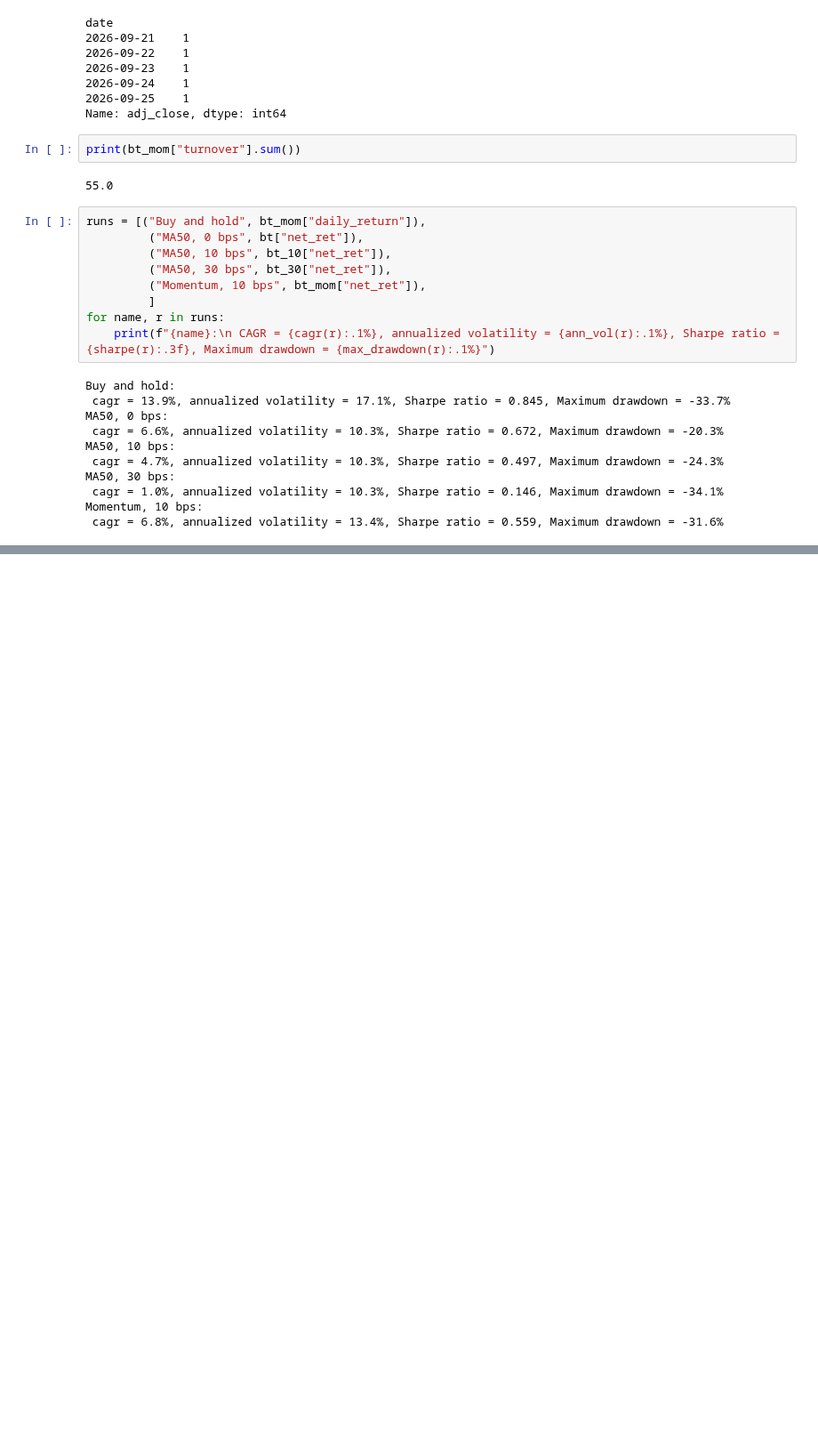
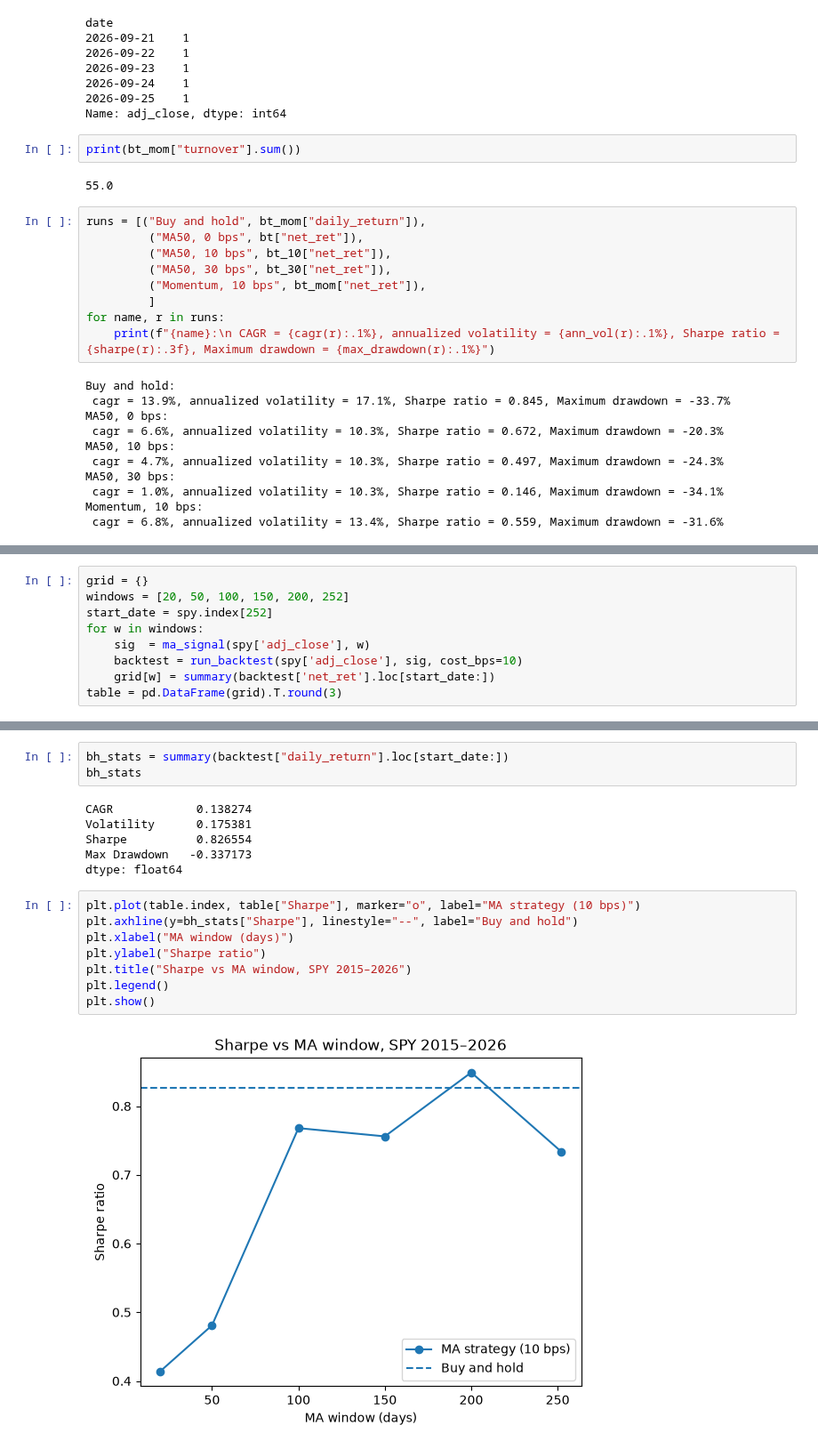
Before and after one commit to Alenchikk1/backtester, a Jupyter notebook: notebooks/02_first_backtest.ipynb, the cells around one changed output, grey strips where cells are left out. Shown at 89% size. Saved outputs shown, nothing was run; the diff lists cells and outputs as text; blank space fills up the shorter version.

Commit message:
Add summary metrics, MA window grid, and Sharpe-vs-window chart

```diff
--- a/notebooks/02_first_backtest.ipynb
+++ b/notebooks/02_first_backtest.ipynb
@@ -236,0 +292,9 @@ Momentum, 10 bps:
+# %%
+grid = {}
+windows = [20, 50, 100, 150, 200, 252]
+start_date = spy.index[252]
+for w in windows:
+    sig  = ma_signal(spy['adj_close'], w)
+    backtest = run_backtest(spy['adj_close'], sig, cost_bps=10)
+    grid[w] = summary(backtest['net_ret'].loc[start_date:])
+table = pd.DataFrame(grid).T.round(3)
@@ -236,0 +311,19 @@ Momentum, 10 bps:
+# %%
+bh_stats = summary(backtest["daily_return"].loc[start_date:])
+bh_stats
+# %% [output]
+CAGR            0.138274
+Volatility      0.175381
+Sharpe          0.826554
+Max Drawdown   -0.337173
+dtype: float64
+# %%
+plt.plot(table.index, table["Sharpe"], marker="o", label="MA strategy (10 bps)")
+plt.axhline(y=bh_stats["Sharpe"], linestyle="--", label="Buy and hold")
+plt.xlabel("MA window (days)")
+plt.ylabel("Sharpe ratio")
+plt.title("Sharpe vs MA window, SPY 2015–2026")
+plt.legend()
+plt.show()
+# %% [output]
+[figure, added]
```
Also changed, not shown: parts of 6 cells of this notebook, 1 other file.
